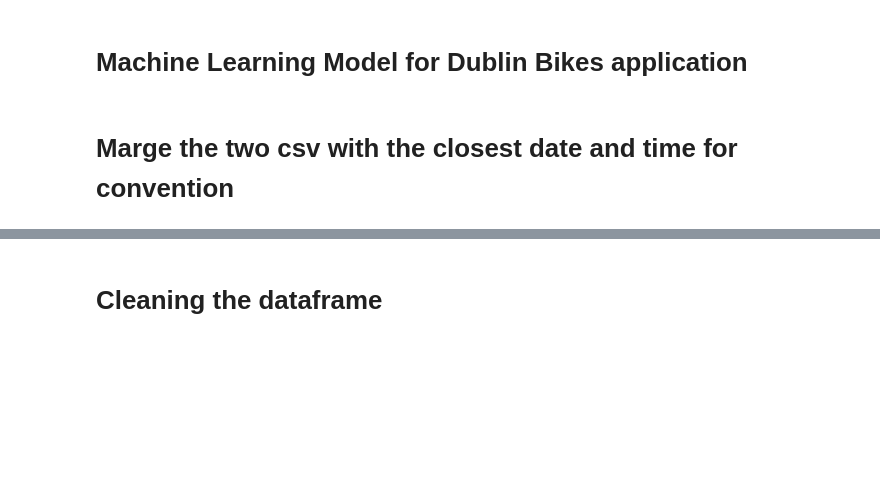
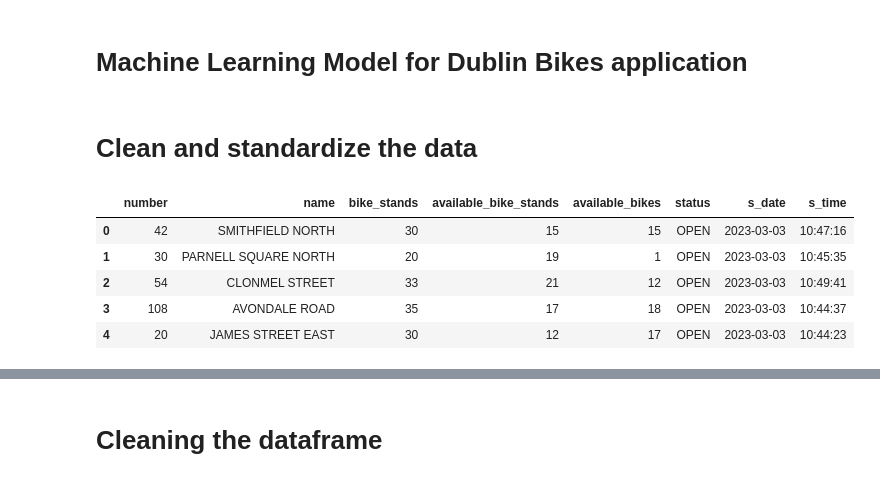
Before and after one commit to shuyaaaaaaa/Dublin-Bike, a Jupyter notebook: datamodel/model.ipynb, the cells around one changed output, grey strips where cells are left out. Saved outputs shown, nothing was run; the diff lists cells and outputs as text; code cells hidden in the pictures; blank space fills up the shorter version.

```diff
--- a/datamodel/model.ipynb
+++ b/datamodel/model.ipynb
@@ -8,9 +8,16 @@ import copy
 import seaborn as sns
 import tensorflow as tf
 from sklearn.linear_model import LinearRegression ## maybe logisitic regression??????
-# %% [markdown]
-# Marge the two csv with the closest date and time for convention
+# %% [markdown]
+# Clean and standardize the data
 # %%
 # we just need to create a collect csv files for both and put them in here
 df_bike = pd.read_csv('dynamic_4_4_23.csv')
-df_weather = pd.read_csv('weather_30_3_23.csv')
+df_bike.head()
+# %% [output]
+|  | number | name | bike_stands | available_bike_stands | available_bikes | status | s_date | s_time |
+| 0 | 42 | SMITHFIELD NORTH | 30 | 15 | 15 | OPEN | 2023-03-03 | 10:47:16 |
+| 1 | 30 | PARNELL SQUARE NORTH | 20 | 19 | 1 | OPEN | 2023-03-03 | 10:45:35 |
+| 2 | 54 | CLONMEL STREET | 33 | 21 | 12 | OPEN | 2023-03-03 | 10:49:41 |
+| 3 | 108 | AVONDALE ROAD | 35 | 17 | 18 | OPEN | 2023-03-03 | 10:44:37 |
+| 4 | 20 | JAMES STREET EAST | 30 | 12 | 17 | OPEN | 2023-03-03 | 10:44:23 |
```
Also changed, not shown: parts of 12 cells of this notebook.
